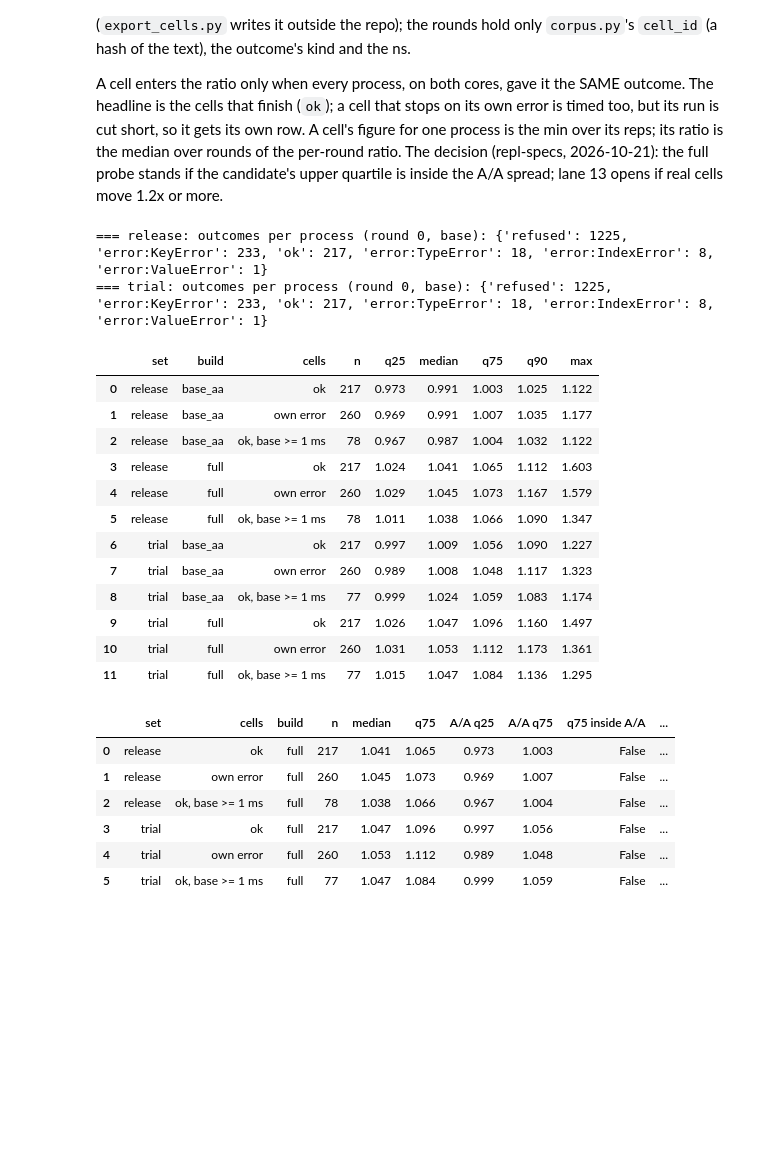
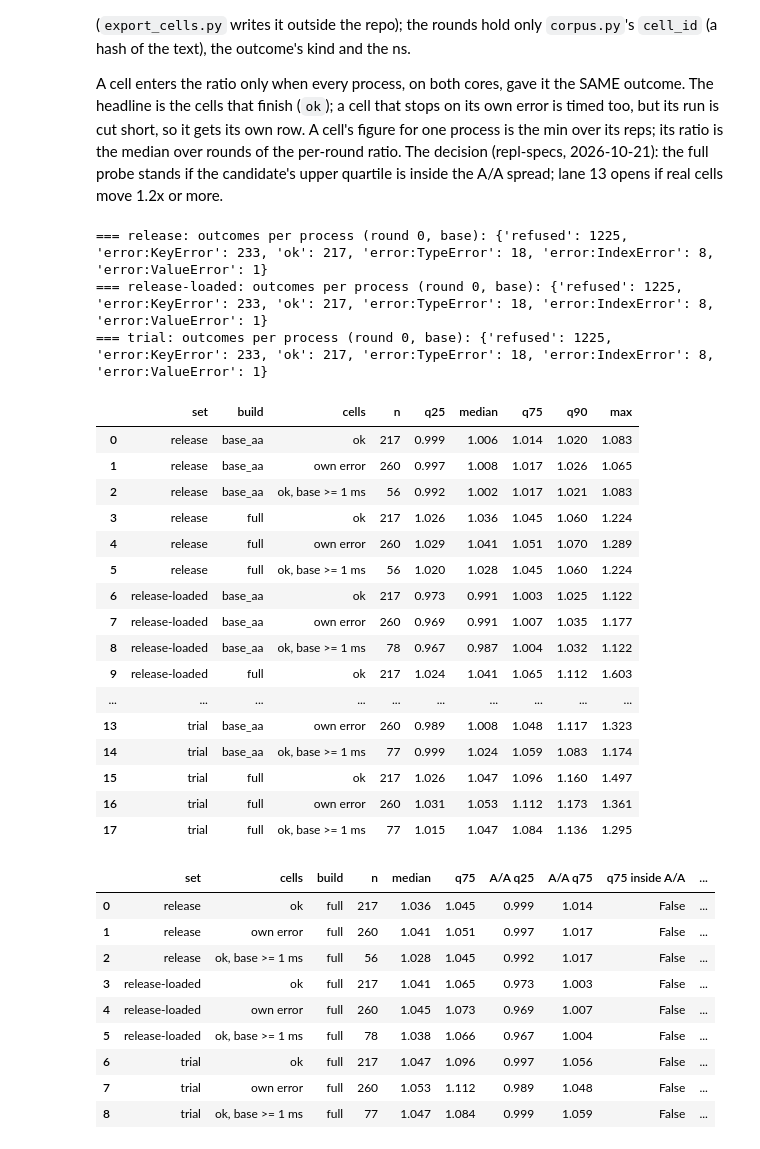
Before and after one commit to parawanderer/window-ml, a Jupyter notebook: notebooks/python-dialect/verify-cost/verify-cost.ipynb, the cells around one changed output. Drawn from its saved outputs; the diff is of its cells as text; code cells hidden in the pictures; blank space fills up the shorter version.

Commit message:
fix(python): verify-cost's release rounds retaken on a quiet laptop; the loaded set kept as release-loaded
Co-Authored-By: Claude Opus 5.5 <noreply@anthropic.com>

```diff
--- a/notebooks/python-dialect/verify-cost/verify-cost.ipynb
+++ b/notebooks/python-dialect/verify-cost/verify-cost.ipynb
@@ -72,6 +80,6 @@ same recipe. Each set is summarised on its own: rounds are paired only within a
 # %%
 sets = {}
-for n in ("release", "trial"):
+for n in ("release", "release-loaded", "trial"):
     p = DATA / f"wasm-rounds-{n}.json"
     if p.exists():
         sets[n] = pd.DataFrame([{"round": r["round"], "build": r["label"], "core": r["core"], "shape": s, "ns": min(v),
@@ -213,52 +233,57 @@ decision (repl-specs, 2026-10-21): the full probe stands if the candidate's uppe
 lane 13 opens if real cells move 1.2x or more.
 # %%
 cellsets = {}
-for n in ("release", "trial"):
+for n in ("release", "release-loaded", "trial"):
     p = DATA / f"cells-rounds-{n}.json"
     if p.exists():
         cellsets[n] = pd.DataFrame([{"round": r["round"], "build": r["label"], "cell": cid, "outcome": v["outcome"],
                                      "ns": min(v["ns"])} for r in json.loads(p.read_text()) for cid, v in r["ns"].items()])
 
 def per_cell(c, other):
     # one ratio per cell: the median over rounds of other/base, on cells whose outcome never varied across both builds
     two = c[c.build.isin(["base", other])]
     same = two.groupby("cell").outcome.nunique() == 1
     two = two[two.cell.isin(same[same].index)]
     w = two.pivot_table(index=["cell", "round"], columns="build", values="ns").dropna()
     r = (w[other] / w["base"]).groupby("cell").median()
     out = two.groupby("cell").outcome.first().to_frame().join(r.rename("ratio"), how="inner")
     return out.join(w["base"].groupby("cell").median().rename("base ns"))
 
 rows = []
 for n, c in cellsets.items():
     print(f"=== {n}: outcomes per process (round 0, base):", c[(c["round"] == 0) & (c.build == "base")].outcome.value_counts().to_dict())
     for o in ["base_aa", "full", "gate"]:
         if o not in set(c.build):
             continue
         pc = per_cell(c, o)
         for label, sel in [("ok", pc.outcome == "ok"), ("own error", pc.outcome.str.startswith("error:")),
                            ("ok, base >= 1 ms", (pc.outcome == "ok") & (pc["base ns"] >= 1e6))]:
             q = pc[sel].ratio
             rows.append({"set": n, "build": o, "cells": label, "n": len(q), "q25": q.quantile(.25), "median": q.median(),
                          "q75": q.quantile(.75), "q90": q.quantile(.9), "max": q.max()})
 cells_tab = pd.DataFrame(rows).round(3)
 cells_tab
 # %% [output]
 === release: outcomes per process (round 0, base): {'refused': 1225, 'error:KeyError': 233, 'ok': 217, 'error:TypeError': 18, 'error:IndexError': 8, 'error:ValueError': 1}
+=== release-loaded: outcomes per process (round 0, base): {'refused': 1225, 'error:KeyError': 233, 'ok': 217, 'error:TypeError': 18, 'error:IndexError': 8, 'error:ValueError': 1}
 === trial: outcomes per process (round 0, base): {'refused': 1225, 'error:KeyError': 233, 'ok': 217, 'error:TypeError': 18, 'error:IndexError': 8, 'error:ValueError': 1}
 |  | set | build | cells | n | q25 | median | q75 | q90 | max |
-| 0 | release | base_aa | ok | 217 | 0.973 | 0.991 | 1.003 | 1.025 | 1.122 |
-| 1 | release | base_aa | own error | 260 | 0.969 | 0.991 | 1.007 | 1.035 | 1.177 |
-| 2 | release | base_aa | ok, base >= 1 ms | 78 | 0.967 | 0.987 | 1.004 | 1.032 | 1.122 |
-| 3 | release | full | ok | 217 | 1.024 | 1.041 | 1.065 | 1.112 | 1.603 |
-| 4 | release | full | own error | 260 | 1.029 | 1.045 | 1.073 | 1.167 | 1.579 |
-| 5 | release | full | ok, base >= 1 ms | 78 | 1.011 | 1.038 | 1.066 | 1.090 | 1.347 |
-| 6 | trial | base_aa | ok | 217 | 0.997 | 1.009 | 1.056 | 1.090 | 1.227 |
-| 7 | trial | base_aa | own error | 260 | 0.989 | 1.008 | 1.048 | 1.117 | 1.323 |
-| 8 | trial | base_aa | ok, base >= 1 ms | 77 | 0.999 | 1.024 | 1.059 | 1.083 | 1.174 |
-| 9 | trial | full | ok | 217 | 1.026 | 1.047 | 1.096 | 1.160 | 1.497 |
-| 10 | trial | full | own error | 260 | 1.031 | 1.053 | 1.112 | 1.173 | 1.361 |
-| 11 | trial | full | ok, base >= 1 ms | 77 | 1.015 | 1.047 | 1.084 | 1.136 | 1.295 |
+| 0 | release | base_aa | ok | 217 | 0.999 | 1.006 | 1.014 | 1.020 | 1.083 |
+| 1 | release | base_aa | own error | 260 | 0.997 | 1.008 | 1.017 | 1.026 | 1.065 |
+| 2 | release | base_aa | ok, base >= 1 ms | 56 | 0.992 | 1.002 | 1.017 | 1.021 | 1.083 |
+| 3 | release | full | ok | 217 | 1.026 | 1.036 | 1.045 | 1.060 | 1.224 |
+| 4 | release | full | own error | 260 | 1.029 | 1.041 | 1.051 | 1.070 | 1.289 |
+| 5 | release | full | ok, base >= 1 ms | 56 | 1.020 | 1.028 | 1.045 | 1.060 | 1.224 |
+| 6 | release-loaded | base_aa | ok | 217 | 0.973 | 0.991 | 1.003 | 1.025 | 1.122 |
+| 7 | release-loaded | base_aa | own error | 260 | 0.969 | 0.991 | 1.007 | 1.035 | 1.177 |
+| 8 | release-loaded | base_aa | ok, base >= 1 ms | 78 | 0.967 | 0.987 | 1.004 | 1.032 | 1.122 |
+| 9 | release-loaded | full | ok | 217 | 1.024 | 1.041 | 1.065 | 1.112 | 1.603 |
+| ... | ... | ... | ... | ... | ... | ... | ... | ... | ... |
+| 13 | trial | base_aa | own error | 260 | 0.989 | 1.008 | 1.048 | 1.117 | 1.323 |
+| 14 | trial | base_aa | ok, base >= 1 ms | 77 | 0.999 | 1.024 | 1.059 | 1.083 | 1.174 |
+| 15 | trial | full | ok | 217 | 1.026 | 1.047 | 1.096 | 1.160 | 1.497 |
+| 16 | trial | full | own error | 260 | 1.031 | 1.053 | 1.112 | 1.173 | 1.361 |
+| 17 | trial | full | ok, base >= 1 ms | 77 | 1.015 | 1.047 | 1.084 | 1.136 | 1.295 |
 # %%
 # The decision: each candidate's upper quartile against the A/A pair's interquartile spread, on the same cells.
 verdict = []
@@ -272,9 +297,12 @@ for (n, label), g in cells_tab.groupby(["set", "cells"], sort=False):
 pd.DataFrame(verdict)
 # %% [output]
 |  | set | cells | build | n | median | q75 | A/A q25 | A/A q75 | q75 inside A/A | ... |
-| 0 | release | ok | full | 217 | 1.041 | 1.065 | 0.973 | 1.003 | False | ... |
-| 1 | release | own error | full | 260 | 1.045 | 1.073 | 0.969 | 1.007 | False | ... |
-| 2 | release | ok, base >= 1 ms | full | 78 | 1.038 | 1.066 | 0.967 | 1.004 | False | ... |
-| 3 | trial | ok | full | 217 | 1.047 | 1.096 | 0.997 | 1.056 | False | ... |
-| 4 | trial | own error | full | 260 | 1.053 | 1.112 | 0.989 | 1.048 | False | ... |
-| 5 | trial | ok, base >= 1 ms | full | 77 | 1.047 | 1.084 | 0.999 | 1.059 | False | ... |
+| 0 | release | ok | full | 217 | 1.036 | 1.045 | 0.999 | 1.014 | False | ... |
+| 1 | release | own error | full | 260 | 1.041 | 1.051 | 0.997 | 1.017 | False | ... |
+| 2 | release | ok, base >= 1 ms | full | 56 | 1.028 | 1.045 | 0.992 | 1.017 | False | ... |
+| 3 | release-loaded | ok | full | 217 | 1.041 | 1.065 | 0.973 | 1.003 | False | ... |
+| 4 | release-loaded | own error | full | 260 | 1.045 | 1.073 | 0.969 | 1.007 | False | ... |
+| 5 | release-loaded | ok, base >= 1 ms | full | 78 | 1.038 | 1.066 | 0.967 | 1.004 | False | ... |
+| 6 | trial | ok | full | 217 | 1.047 | 1.096 | 0.997 | 1.056 | False | ... |
+| 7 | trial | own error | full | 260 | 1.053 | 1.112 | 0.989 | 1.048 | False | ... |
+| 8 | trial | ok, base >= 1 ms | full | 77 | 1.047 | 1.084 | 0.999 | 1.059 | False | ... |
```
Also changed, not shown: parts of 7 cells of this notebook, 5 other files.
